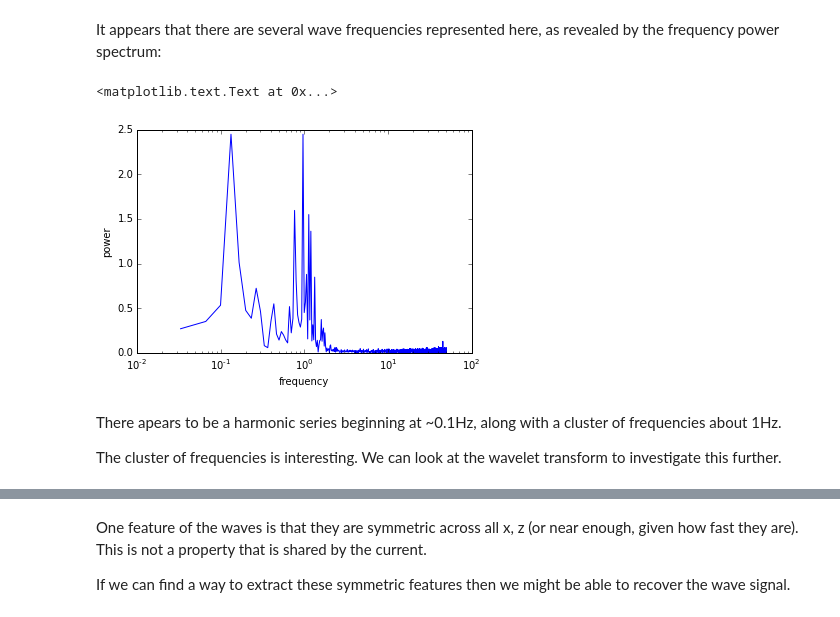
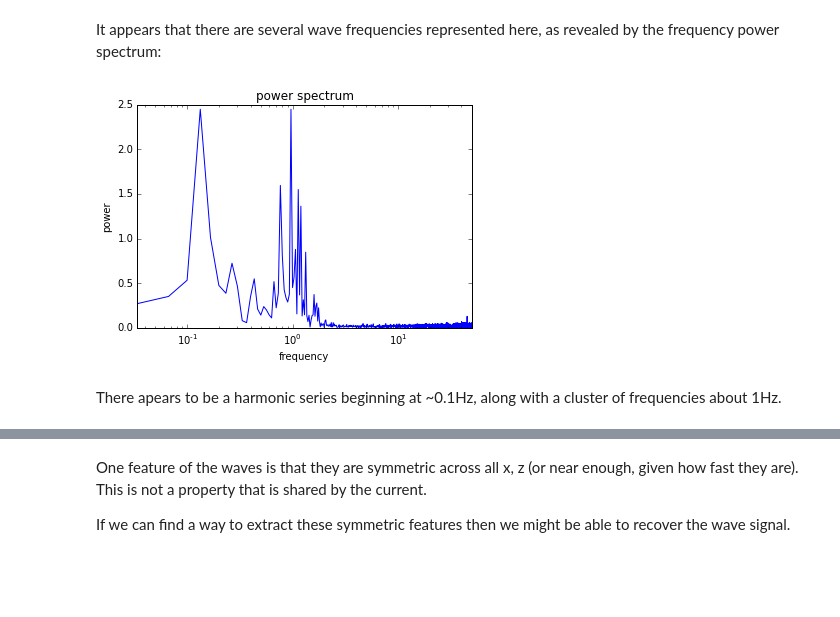
Before and after one commit to aaren/thesis, a Jupyter notebook: chapters/turbulence/wave-subtraction/summary.ipynb, the cells around one changed output, grey strips where cells are left out. Saved outputs shown, nothing was run; the diff lists cells and outputs as text; code cells hidden in the pictures; blank space fills up the shorter version.

```diff
--- a/chapters/turbulence/wave-subtraction/summary.ipynb
+++ b/chapters/turbulence/wave-subtraction/summary.ipynb
@@ -58,7 +64,8 @@ We will treat them as background noise that needs to be removed. Leaving these w
 Let's consider a timeseries from a single point in $(x, z)$.
 # %%
 signal = r.U[10, 10, :]
-plt.plot(r.T[10, 10, :], signal)
+time = r.T[10, 10, :]
+plt.plot(time, signal)
 # %% [output]
 [<matplotlib.lines.Line2D at 0x...>]
 [figure]
@@ -73,15 +80,18 @@ plt.plot(r.T[10, 10, :3000], presignal)
 # %% [markdown]
 It appears that there are several wave frequencies represented here, as revealed by the frequency power spectrum:
 # %%
-fft = np.fft.rfft(pre_signal)
+fft = np.fft.rfft(presignal)
 freqs = np.fft.rfftfreq(presignal.size, d=0.01)
+
 plt.semilogx(freqs, np.abs(fft))
 plt.xlabel('frequency')
 plt.ylabel('power')
+plt.title('power spectrum')
+
+fmin = 1 / (time[:3000].max() - time[:3000].min())
+fmax = 100 / 2
+plt.xlim(fmin, fmax);
 # %% [output]
-<matplotlib.text.Text at 0x...>
-[figure, old version]
+[figure, new version]
 # %% [markdown]
 There apears to be a harmonic series beginning at ~0.1Hz, along with a cluster of frequencies about 1Hz.
-
-The cluster of frequencies is interesting. We can look at the wavelet transform to investigate this further.
```
Also changed, not shown: parts of 85 cells of this notebook.
